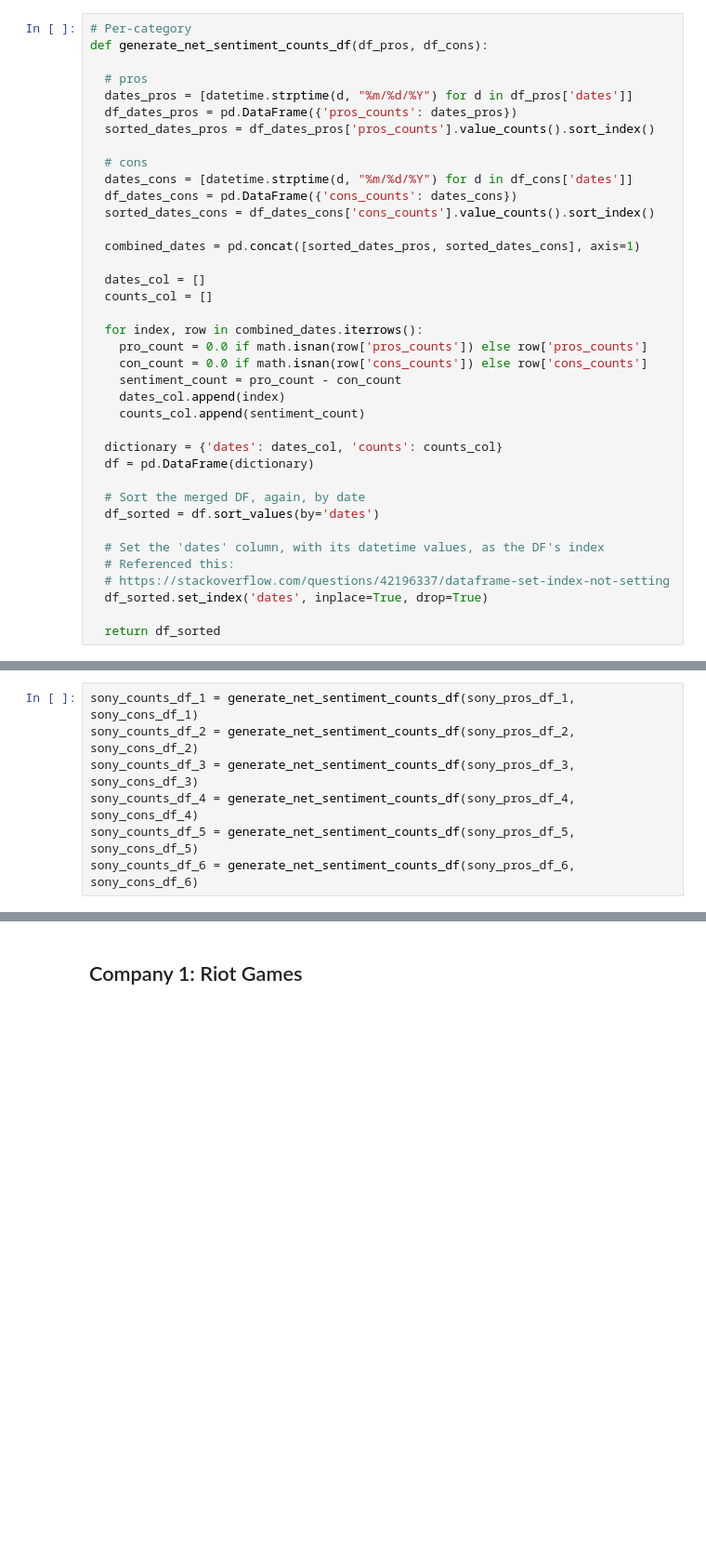
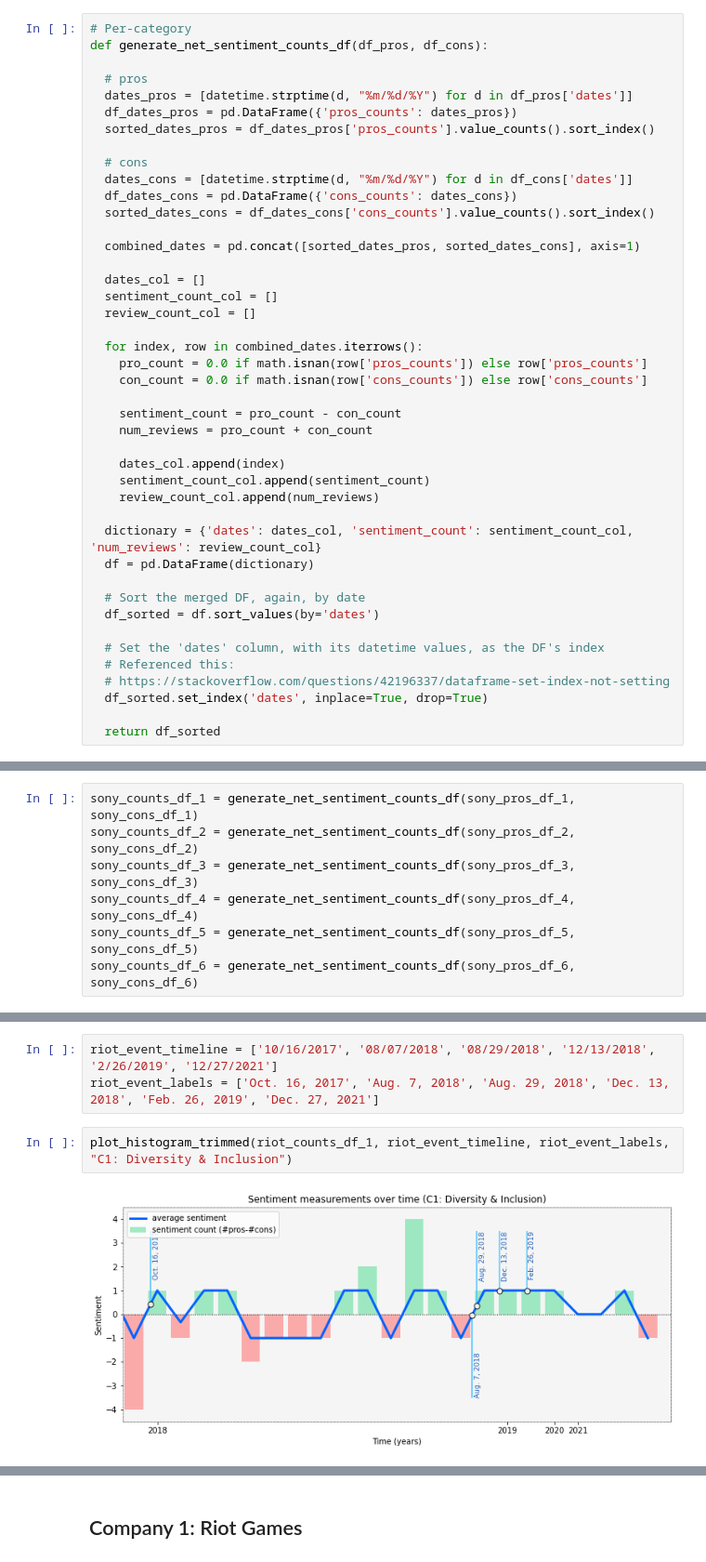
Before and after one commit to michellecchen/cs72_final, a Jupyter notebook: timelines.ipynb, the cells around one changed output, grey strips where cells are left out. Shown at 93% size. Saved outputs shown, nothing was run; the diff lists cells and outputs as text; blank space fills up the shorter version.

Commit message:
restructured timelines to be bar graphs+line plots

```diff
--- a/timelines.ipynb
+++ b/timelines.ipynb
@@ -430,16 +405,21 @@ def generate_net_sentiment_counts_df(df_pros, df_cons):
   combined_dates = pd.concat([sorted_dates_pros, sorted_dates_cons], axis=1)
 
   dates_col = []
-  counts_col = []
+  sentiment_count_col = []
+  review_count_col = []
 
   for index, row in combined_dates.iterrows():
     pro_count = 0.0 if math.isnan(row['pros_counts']) else row['pros_counts']
     con_count = 0.0 if math.isnan(row['cons_counts']) else row['cons_counts']
+
     sentiment_count = pro_count - con_count
+    num_reviews = pro_count + con_count
+
     dates_col.append(index)
-    counts_col.append(sentiment_count)
+    sentiment_count_col.append(sentiment_count)
+    review_count_col.append(num_reviews)
 
-  dictionary = {'dates': dates_col, 'counts': counts_col}
+  dictionary = {'dates': dates_col, 'sentiment_count': sentiment_count_col, 'num_reviews': review_count_col}
   df = pd.DataFrame(dictionary)
 
   # Sort the merged DF, again, by date
@@ -467,0 +617,7 @@ sony_counts_df_6 = generate_net_sentiment_counts_df(sony_pros_df_6, sony_cons_df
+# %%
+riot_event_timeline = ['10/16/2017', '08/07/2018', '08/29/2018', '12/13/2018', '2/26/2019', '12/27/2021']
+riot_event_labels = ['Oct. 16, 2017', 'Aug. 7, 2018', 'Aug. 29, 2018', 'Dec. 13, 2018', 'Feb. 26, 2019', 'Dec. 27, 2021']
+# %%
+plot_histogram_trimmed(riot_counts_df_1, riot_event_timeline, riot_event_labels, "C1: Diversity & Inclusion")
+# %% [output]
+[figure, added]
```
Also changed, not shown: parts of 40 cells of this notebook.
